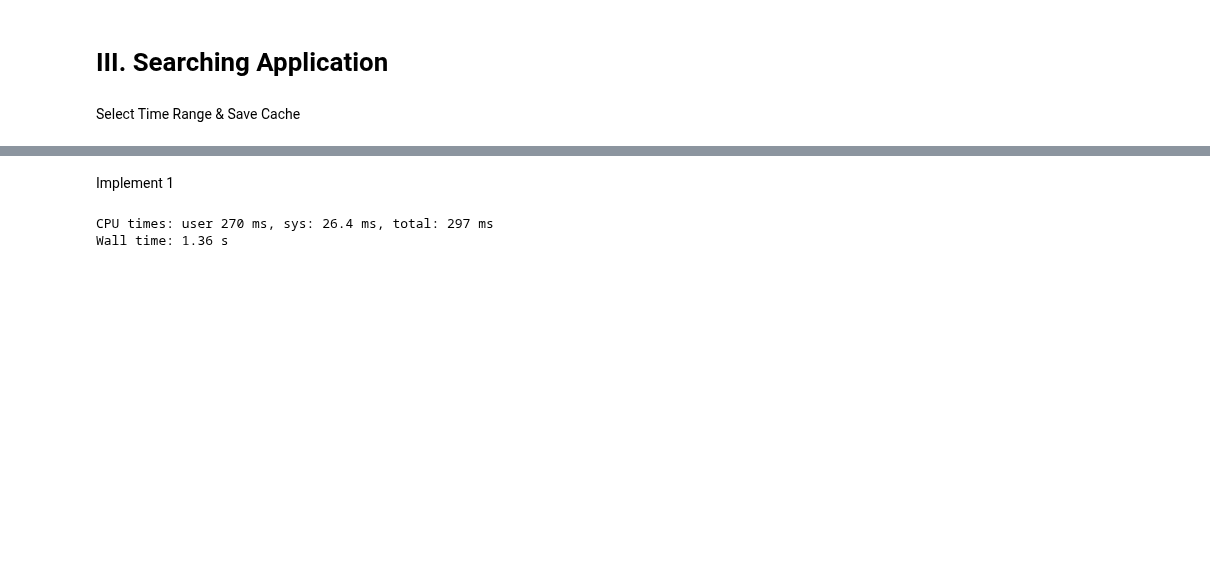
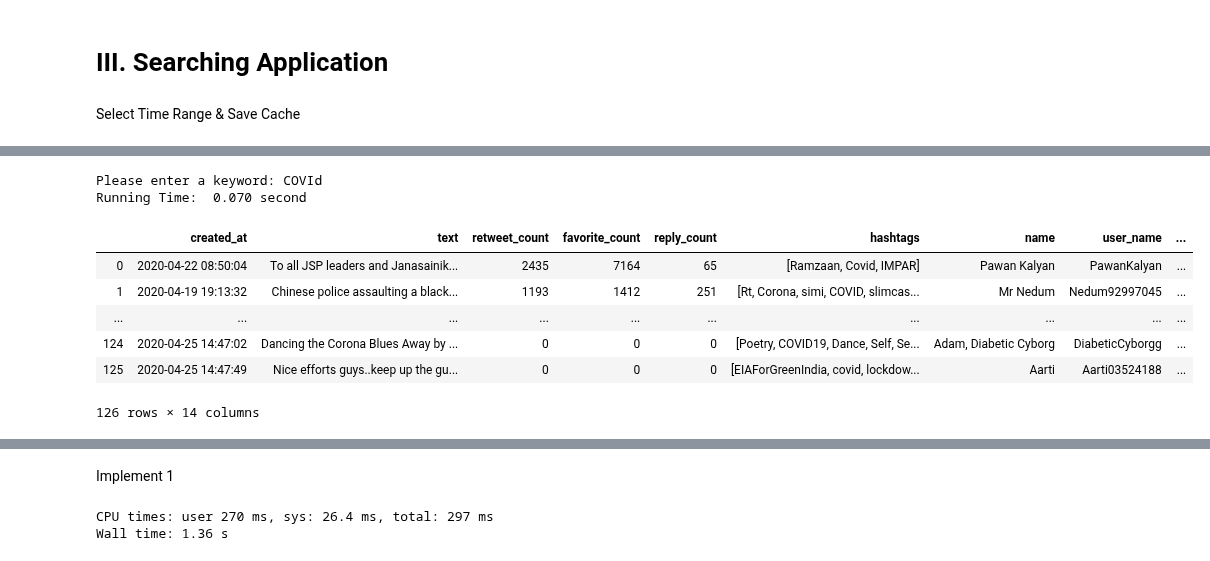
Before and after one commit to Hui-Dora-Wang/Search-Application-on-Twitter, a Jupyter notebook: search_app.ipynb, the cells around one changed output, grey strips where cells are left out. Saved outputs shown, nothing was run; the diff lists cells and outputs as text; code cells hidden in the pictures; blank space fills up the shorter version.

```diff
--- a/search_app.ipynb
+++ b/search_app.ipynb
@@ -463,0 +457,12 @@ Wall time: 6.98 ms
+# %%
+hashtag_search()
+# %% [output]
+Please enter a keyword: COVId
+Running Time:  0.070 second
+|  | created_at | text | retweet_count | favorite_count | reply_count | hashtags | name | user_name | ... |
+| 0 | 2020-04-22 08:50:04 | To all JSP leaders and Janasainik... | 2435 | 7164 | 65 | [Ramzaan, Covid, IMPAR] | Pawan Kalyan | PawanKalyan | ... |
+| 1 | 2020-04-19 19:13:32 | Chinese police assaulting a black... | 1193 | 1412 | 251 | [Rt, Corona, simi, COVID, slimcas... | Mr Nedum | Nedum92997045 | ... |
+| ... | ... | ... | ... | ... | ... | ... | ... | ... | ... |
+| 124 | 2020-04-25 14:47:02 | Dancing the Corona Blues Away by ... | 0 | 0 | 0 | [Poetry, COVID19, Dance, Self, Se... | Adam, Diabetic Cyborg | DiabeticCyborgg | ... |
+| 125 | 2020-04-25 14:47:49 | Nice efforts guys..keep up the gu... | 0 | 0 | 0 | [EIAForGreenIndia, covid, lockdow... | Aarti | Aarti03524188 | ... |
+126 rows × 14 columns
```
Also changed, not shown: parts of 10 cells of this notebook.
